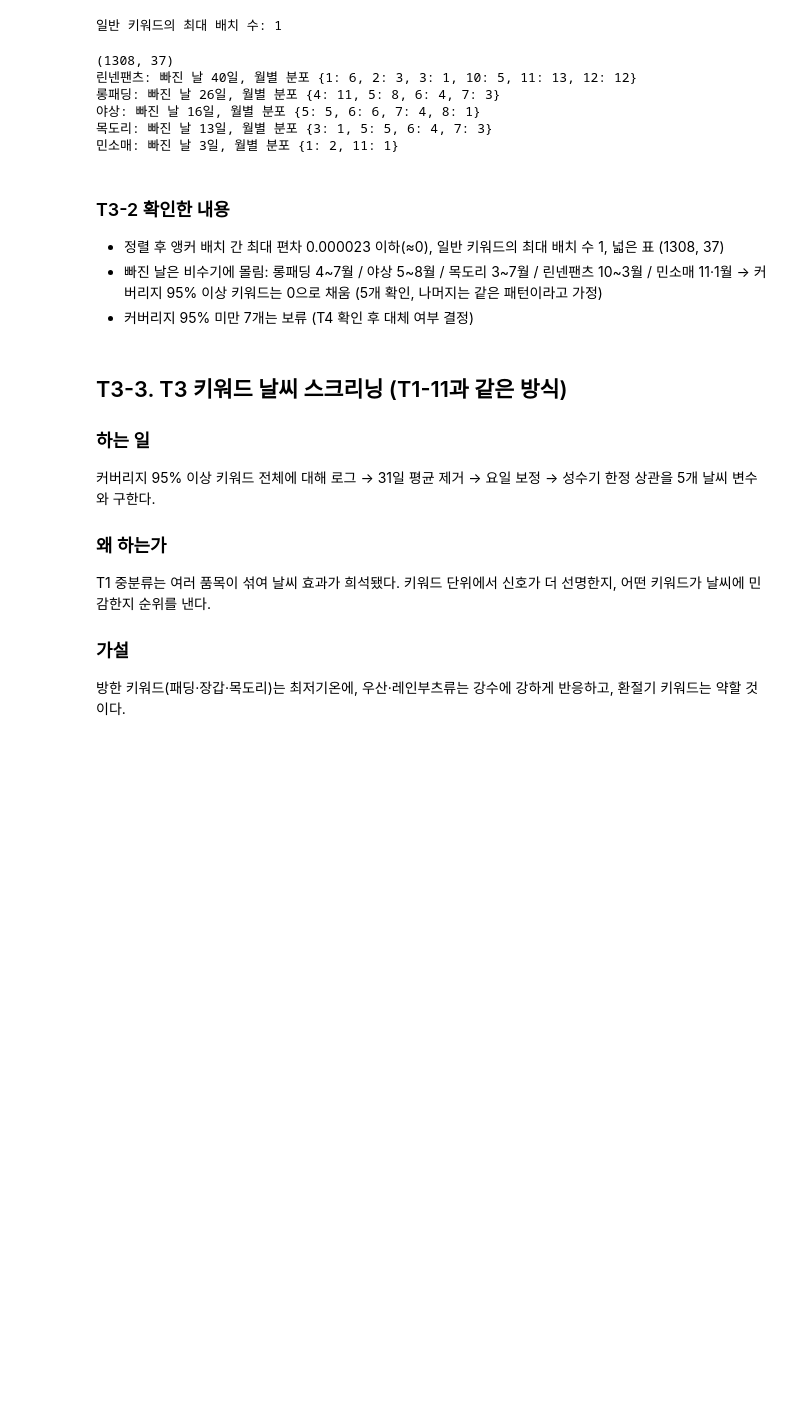
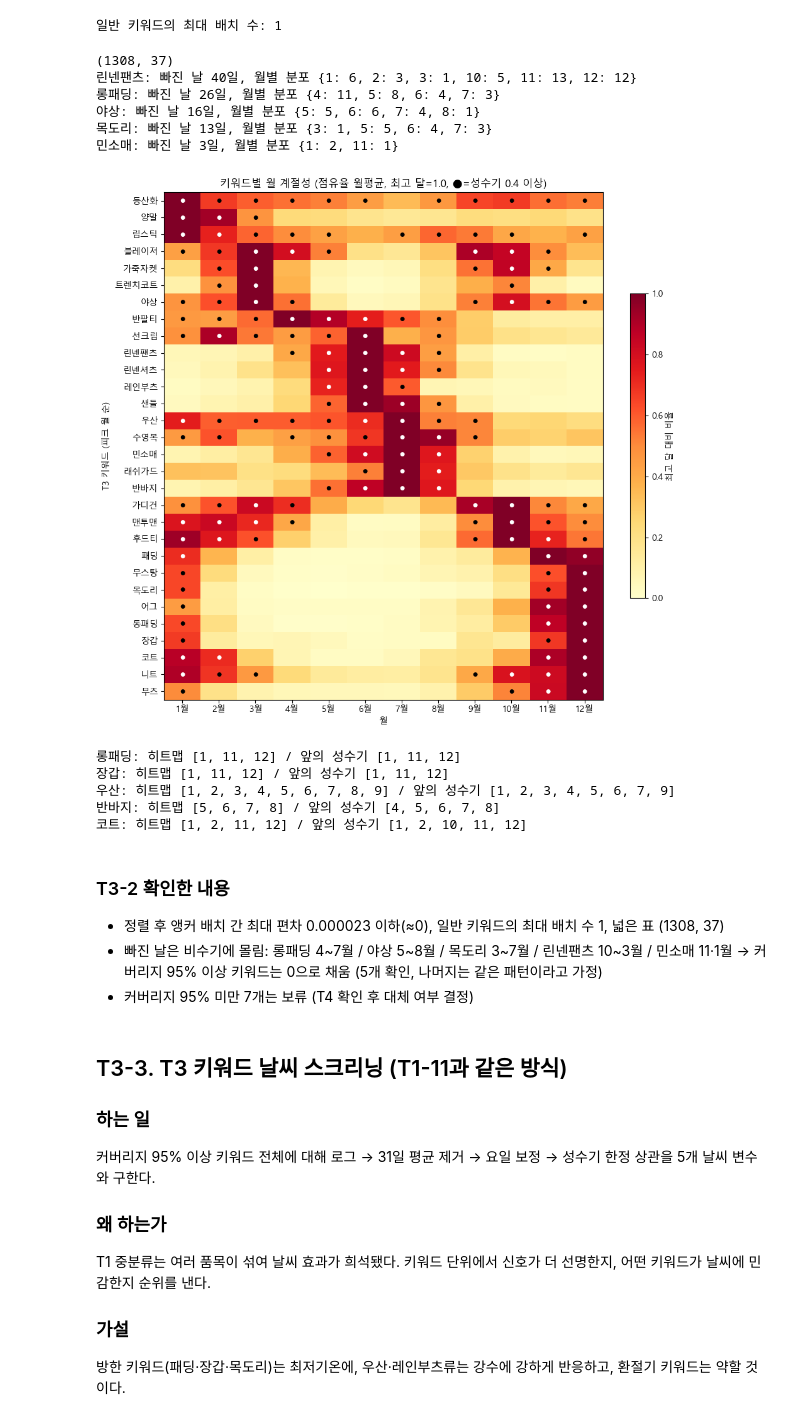
Before and after one commit to jieunseo02/weather_fit, a Jupyter notebook: notebooks/preview_eda.ipynb, the cells around one changed output. Drawn from its saved outputs; the diff is of its cells as text; code cells hidden in the pictures; blank space fills up the shorter version.

```diff
--- a/notebooks/preview_eda.ipynb
+++ b/notebooks/preview_eda.ipynb
@@ -1193,6 +1350,51 @@ for k in check:
 야상: 빠진 날 16일, 월별 분포 {5: 5, 6: 6, 7: 4, 8: 1}
 목도리: 빠진 날 13일, 월별 분포 {3: 1, 5: 5, 6: 4, 7: 3}
 민소매: 빠진 날 3일, 월별 분포 {1: 2, 11: 1}
+# %%
+# [진행 중] 키워드별 월 계절성 히트맵 (점유율 기준, 최고 달 = 1.0)
+
+share3 = T3w.div(t1_wide['패션의류_전체'], axis=0)
+
+# 키워드별 월평균 → 각 키워드의 최고 달을 1.0으로 (키워드마다 크기가 달라서 모양만 비교하려고)
+month_mean = share3.groupby(share3.index.month).mean()
+norm = month_mean / month_mean.max()
+
+# 피크 월 순으로 정렬해서 같은 계절 키워드가 이웃하게 만든다
+peak_month = norm.idxmax().sort_values()
+norm = norm[peak_month.index].T                      # 행 = 키워드, 열 = 월 (1~12)
+
+fig, ax = plt.subplots(figsize=(10, 9))
+im = ax.imshow(norm.values, aspect='auto', cmap='YlOrRd', vmin=0, vmax=1)
+
+for i in range(norm.shape[0]):
+    for j in range(norm.shape[1]):
+        v = norm.values[i, j]
+        if v >= 0.4:
+            ax.text(j, i, '●', ha='center', va='center', fontsize=6,
+                    color='white' if v >= 0.7 else 'black')
+
+ax.set_xticks(range(12))
+ax.set_xticklabels([f'{m}월' for m in range(1, 13)])
+ax.set_yticks(range(len(norm)))
+ax.set_yticklabels(norm.index)
+ax.set_xlabel('월')                                   # 멘토님 지적 반영: 축 이름 명시
+ax.set_ylabel('T3 키워드 (피크 월 순)')
+ax.set_title('키워드별 월 계절성 (점유율 월평균, 최고 달=1.0, ●=성수기 0.4 이상)')
+fig.colorbar(im, ax=ax, shrink=0.6, label='최고 달 대비 비율')
+plt.tight_layout()
+plt.show()
+
+# 앞에서 쓴 성수기(active3)와 이 히트맵의 성수기가 얼마나 다른지 대표 키워드로 확인
+for k in ['롱패딩', '장갑', '우산', '반바지', '코트']:
+    mine = [m for m in range(1, 13) if norm.loc[k, m] >= 0.4]
+    print(f'{k}: 히트맵 {mine} / 앞의 성수기 {active3[k]}')
+# %% [output]
+[figure, added]
+롱패딩: 히트맵 [1, 11, 12] / 앞의 성수기 [1, 11, 12]
+장갑: 히트맵 [1, 11, 12] / 앞의 성수기 [1, 11, 12]
+우산: 히트맵 [1, 2, 3, 4, 5, 6, 7, 8, 9] / 앞의 성수기 [1, 2, 3, 4, 5, 6, 7, 9]
+반바지: 히트맵 [5, 6, 7, 8] / 앞의 성수기 [4, 5, 6, 7, 8]
+코트: 히트맵 [1, 2, 11, 12] / 앞의 성수기 [1, 2, 10, 11, 12]
 # %% [markdown]
 ### T3-2 확인한 내용
 - 정렬 후 앵커 배치 간 최대 편차 0.000023 이하(≈0), 일반 키워드의 최대 배치 수 1, 넓은 표 (1308, 37)
```
Also changed, not shown: parts of 78 cells of this notebook, 13 other files.
